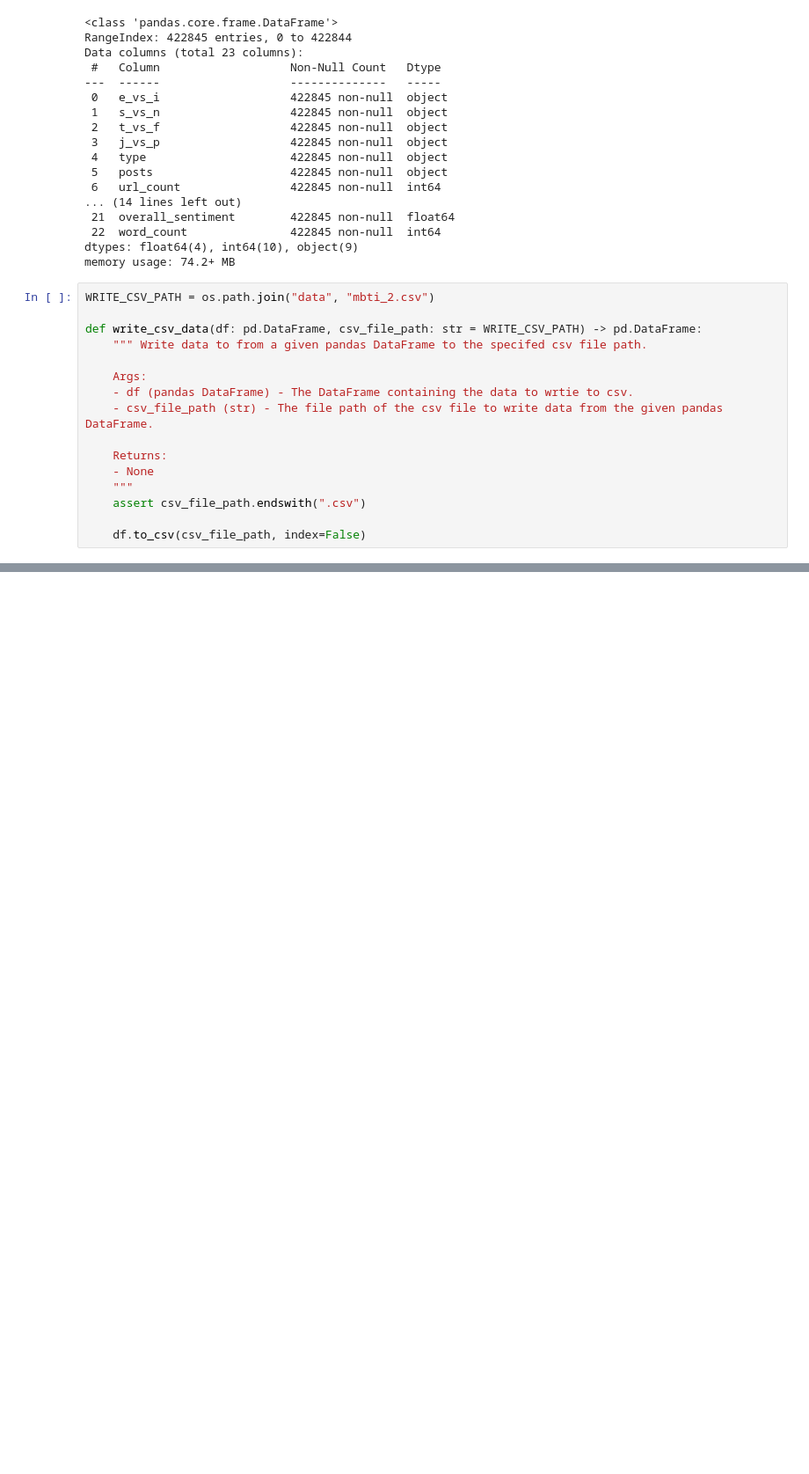
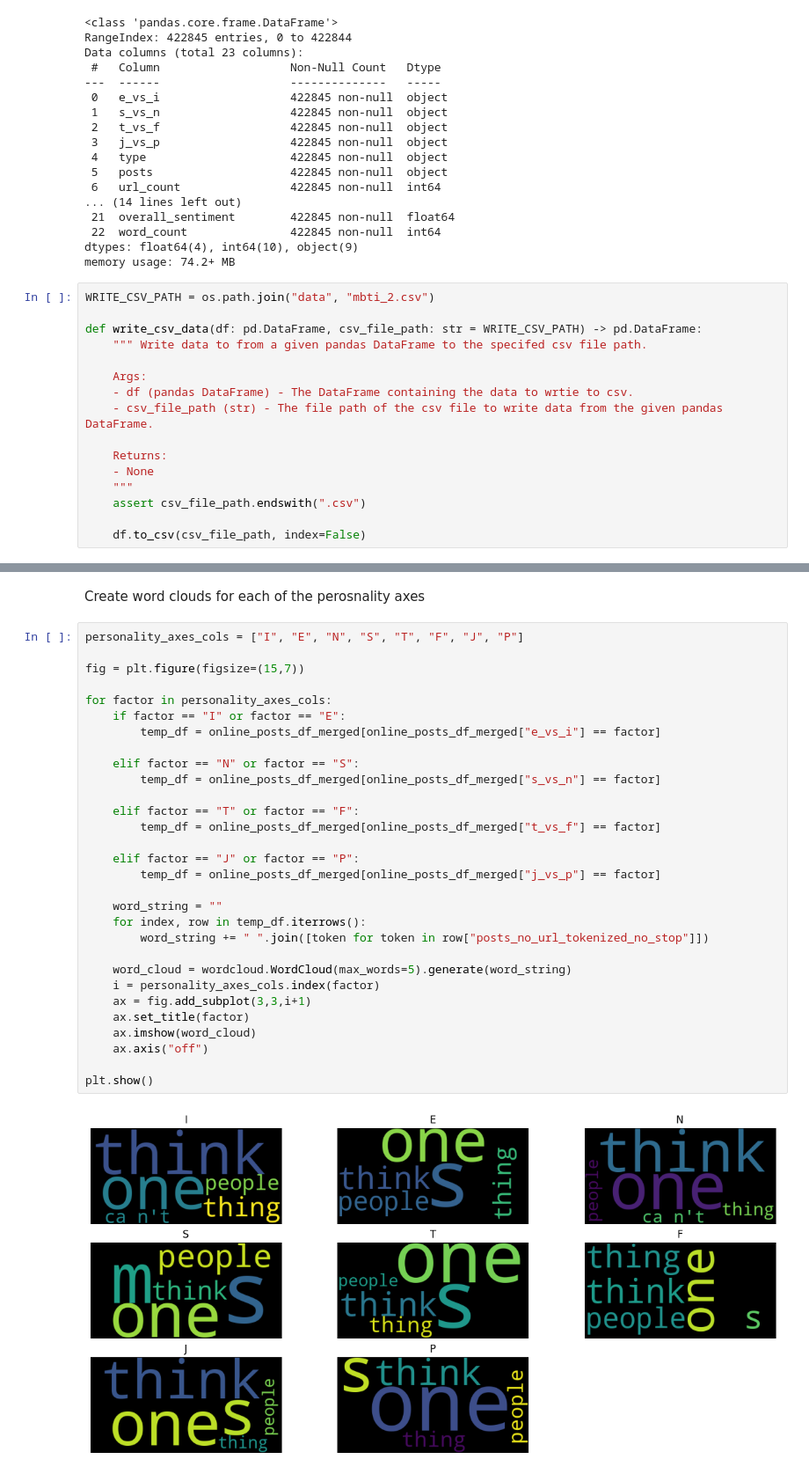
Before and after one commit to slouie88/myers_briggs_personalities, a Jupyter notebook: myers_briggs_feature_engineering.ipynb, the cells around one changed output, grey strips where cells are left out. Shown at 88% size. Saved outputs shown, nothing was run; the diff lists cells and outputs as text; blank space fills up the shorter version.

```diff
--- a/myers_briggs_feature_engineering.ipynb
+++ b/myers_briggs_feature_engineering.ipynb
@@ -568,0 +624,34 @@ write_csv_data(online_posts_df_merged)
+# %% [markdown]
+Create word clouds for each of the perosnality axes
+# %%
+personality_axes_cols = ["I", "E", "N", "S", "T", "F", "J", "P"]
+
+fig = plt.figure(figsize=(15,7))
+
+for factor in personality_axes_cols:
+    if factor == "I" or factor == "E":
+        temp_df = online_posts_df_merged[online_posts_df_merged["e_vs_i"] == factor]
+
+    elif factor == "N" or factor == "S":
+        temp_df = online_posts_df_merged[online_posts_df_merged["s_vs_n"] == factor]
+
+    elif factor == "T" or factor == "F":
+        temp_df = online_posts_df_merged[online_posts_df_merged["t_vs_f"] == factor]
+
+    elif factor == "J" or factor == "P":
+        temp_df = online_posts_df_merged[online_posts_df_merged["j_vs_p"] == factor]
+
+    word_string = ""
+    for index, row in temp_df.iterrows():
+        word_string += " ".join([token for token in row["posts_no_url_tokenized_no_stop"]])
+
+    word_cloud = wordcloud.WordCloud(max_words=5).generate(word_string)
+    i = personality_axes_cols.index(factor)
+    ax = fig.add_subplot(3,3,i+1)
+    ax.set_title(factor)
+    ax.imshow(word_cloud)
+    ax.axis("off")
+
+plt.show()
+# %% [output]
+[figure, added]
```
Also changed, not shown: parts of 8 cells of this notebook.
